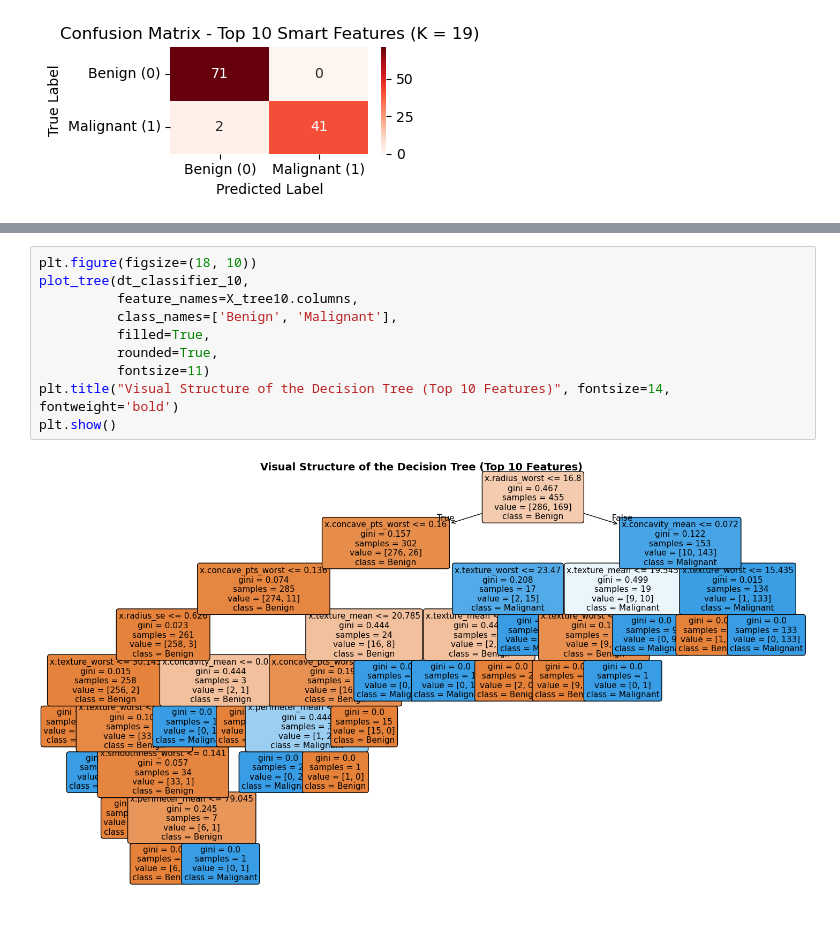
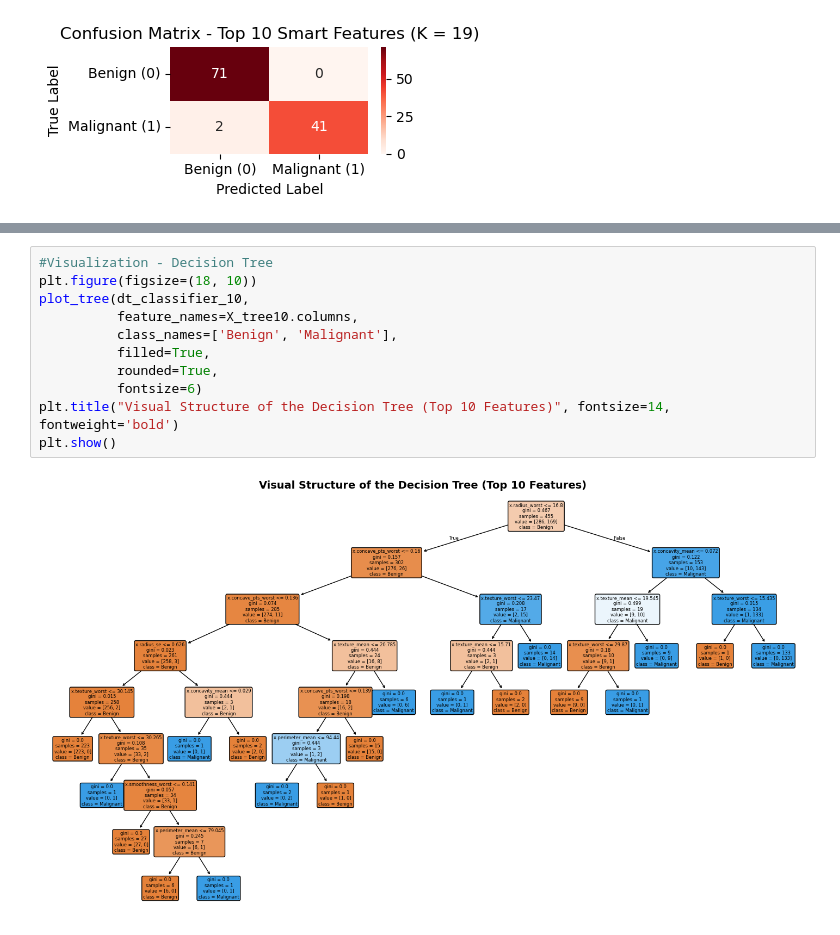
Before and after one commit to lugon36/breast-cancer-diagnosis, a Jupyter notebook: breast_cancer_diangosis_ML.ipynb, the cells around one changed output, grey strips where cells are left out. Saved outputs shown, nothing was run; the diff lists cells and outputs as text.

```diff
--- a/breast_cancer_diangosis_ML.ipynb
+++ b/breast_cancer_diangosis_ML.ipynb
@@ -764,12 +782,13 @@ Confusion Matrix:
 # %%
+#Visualization - Decision Tree
 plt.figure(figsize=(18, 10))
 plot_tree(dt_classifier_10,
           feature_names=X_tree10.columns,
           class_names=['Benign', 'Malignant'],
           filled=True,
           rounded=True,
-          fontsize=11)
+          fontsize=6)
 plt.title("Visual Structure of the Decision Tree (Top 10 Features)", fontsize=14, fontweight='bold')
 plt.show()
 # %% [output]
-[figure, old version]
+[figure, new version]
```
Also changed, not shown: parts of 78 cells of this notebook.
